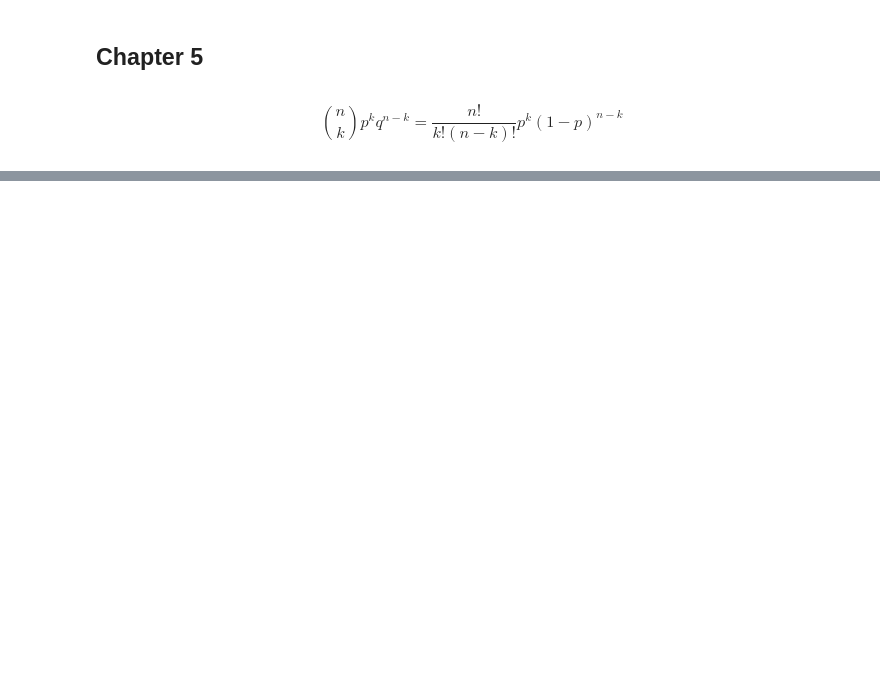
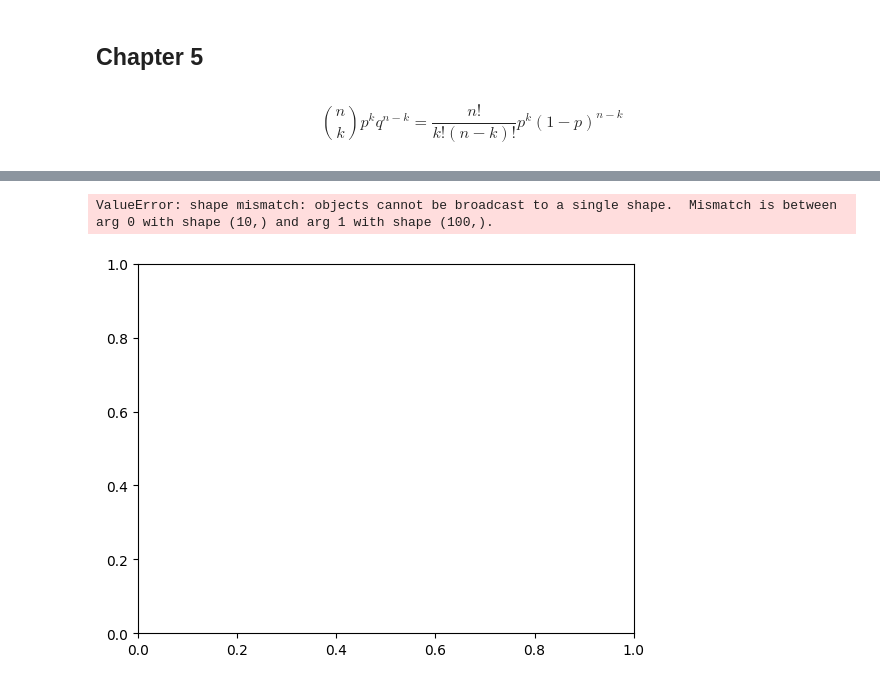
Before and after one commit to kevinhav/DATA605_discussion, a Jupyter notebook: week_5.ipynb, the cells around one changed output, grey strips where cells are left out. Cells and saved outputs as stored; diff of their text form; code cells hidden in the pictures; blank space fills up the shorter version.

```diff
--- a/week_5.ipynb
+++ b/week_5.ipynb
@@ -350,0 +392,30 @@ TypeError: binomial_dist() missing 1 required positional argument: 'n'
+# %%
+# Negative binomial
+
+
+def neg_binom(n):
+    # Probability of coin coming heads up
+    p = 0.5
+    results = []
+
+    for i in range(n):
+        k = 0
+        X = 0
+        while k < 10:
+            X += 1
+            x = random.random()
+            if x > p:
+                k += 1
+                results.append(X)
+
+    plt.subplot()
+    plt.bar(x=list(range(n)), height=results)
+    plt.show()
+
+    # "X has a negative binomial distrubtion for a given k"
+
+
+neg_binom(10)
+# %% [output]
+ValueError: shape mismatch: objects cannot be broadcast to a single shape.  Mismatch is between arg 0 with shape (10,) and arg 1 with shape (100,).
+[figure, added]
```
Also changed, not shown: parts of 10 cells of this notebook.
